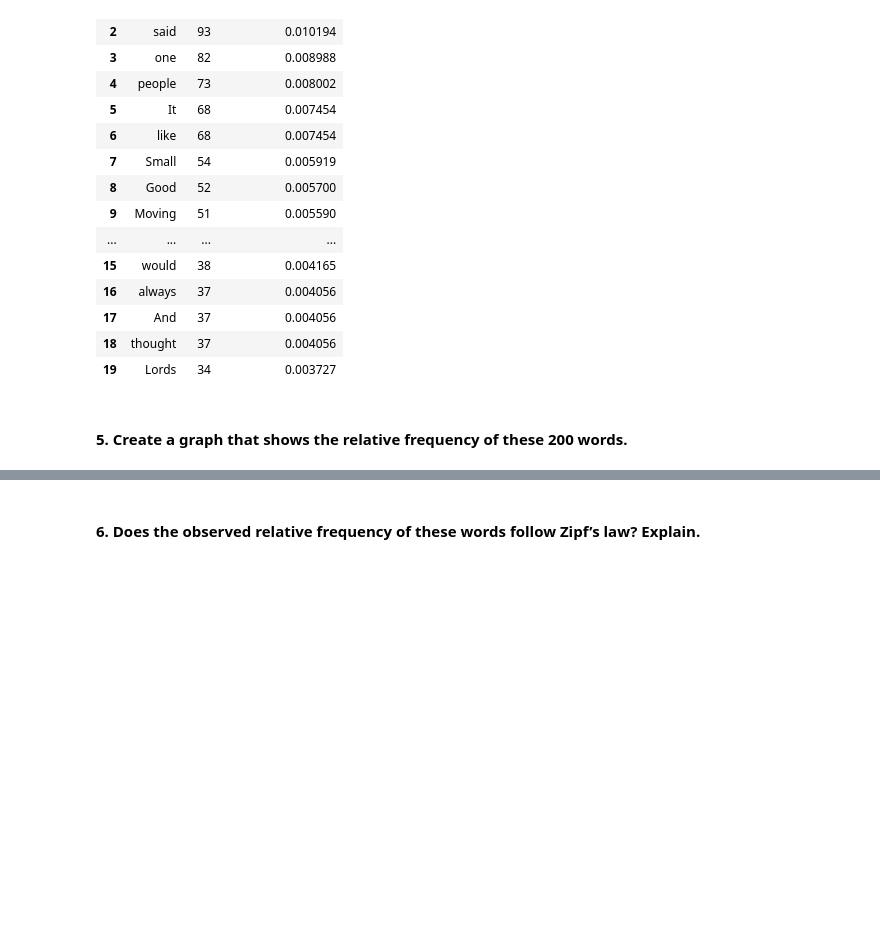
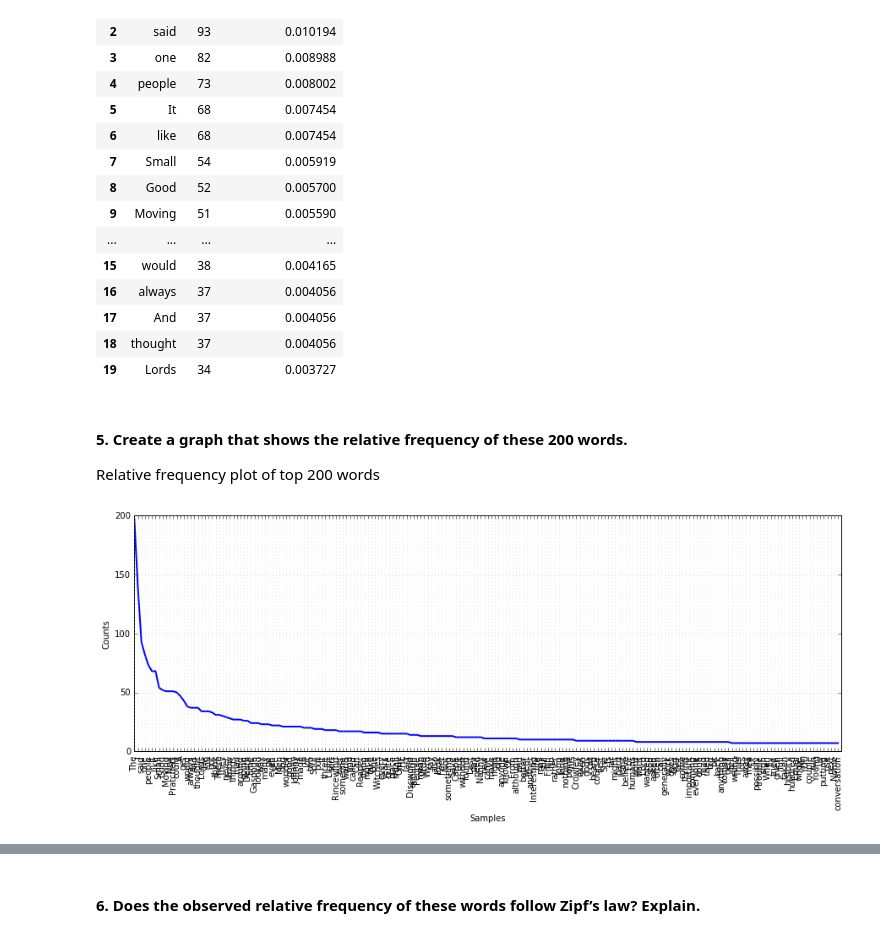
Before and after one commit to Galanopoulog/DATA620-Assignment-5, a Jupyter notebook: Week 4 - Assignment 5.ipynb, the cells around one changed output, grey strips where cells are left out. Drawn from its saved outputs; the diff is of its cells as text; code cells hidden in the pictures; blank space fills up the shorter version.

```diff
--- a/Week 4 - Assignment 5.ipynb
+++ b/Week 4 - Assignment 5.ipynb
@@ -102,3 +105,10 @@ quotes_freq.head(20)
 | 19 | Lords | 34 | 0.003727 |
 # %% [markdown]
 #### 5. Create a graph that shows the relative frequency of these 200 words.
+Relative frequency plot of top 200 words
+# %%
+freq_plot = nltk.FreqDist(quotes)
+plt.figure(figsize=(15,5))
+freq_plot.plot(200)
+# %% [output]
+[figure, added]
```
Also changed, not shown: parts of 11 cells of this notebook.
